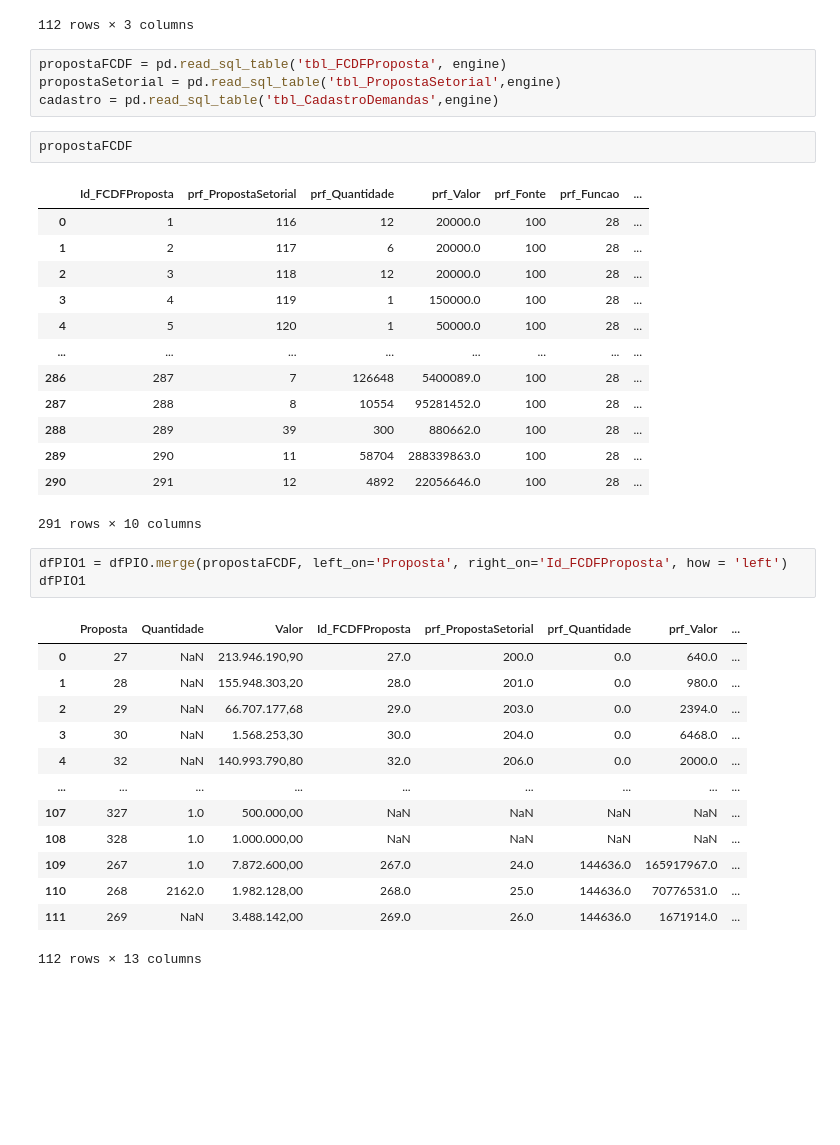
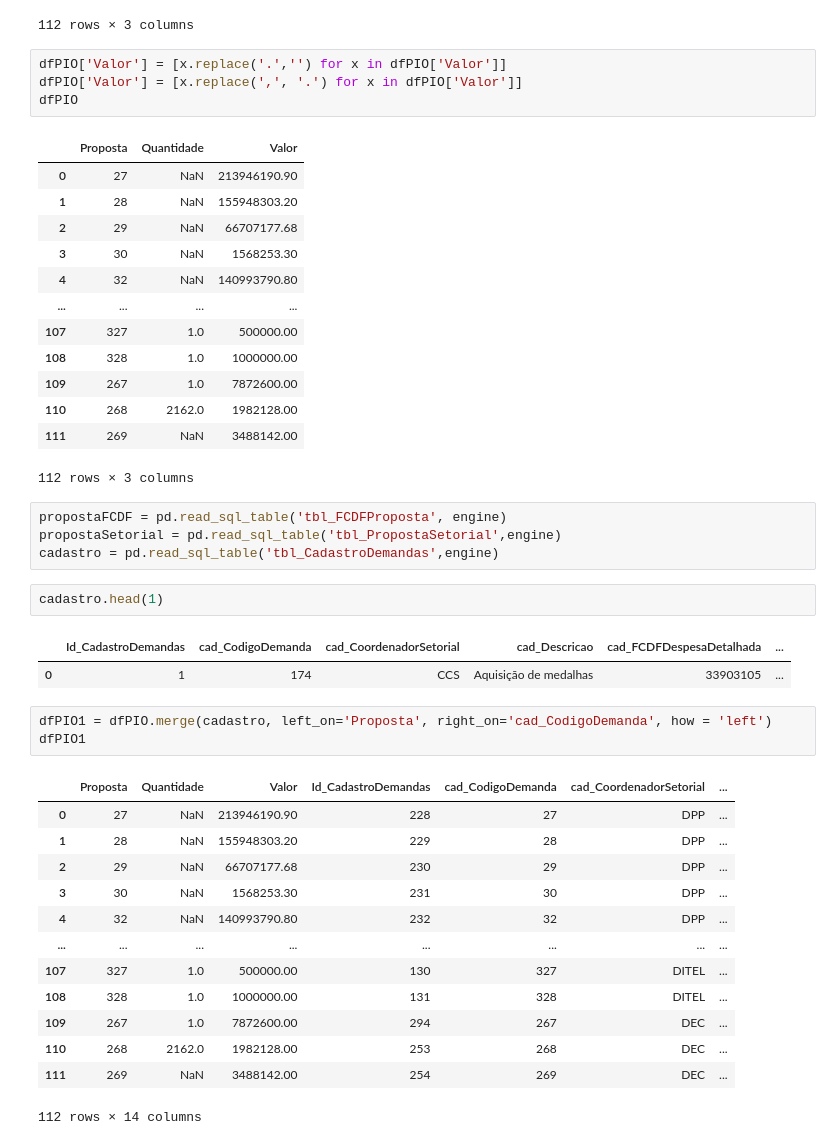
Before and after one commit to vroader/SIORF, a Jupyter notebook: Tabelas csv/20210326_CriaçãoInserçãoTabelaPIOFCDF.ipynb, the cells around one changed output. Drawn from its saved outputs; the diff is of its cells as text; blank space fills up the shorter version.

```diff
--- a/Tabelas csv/20210326_CriaçãoInserçãoTabelaPIOFCDF.ipynb
+++ b/Tabelas csv/20210326_CriaçãoInserçãoTabelaPIOFCDF.ipynb
@@ -21,41 +21,48 @@ dfPIO
 | 110 | 268 | 2162.0 | 1.982.128,00 |
 | 111 | 269 | NaN | 3.488.142,00 |
 112 rows × 3 columns
+# %%
+dfPIO['Valor'] = [x.replace('.','') for x in dfPIO['Valor']]
+dfPIO['Valor'] = [x.replace(',', '.') for x in dfPIO['Valor']]
+dfPIO
+# %% [output]
+|  | Proposta | Quantidade | Valor |
+| 0 | 27 | NaN | 213946190.90 |
+| 1 | 28 | NaN | 155948303.20 |
+| 2 | 29 | NaN | 66707177.68 |
+| 3 | 30 | NaN | 1568253.30 |
+| 4 | 32 | NaN | 140993790.80 |
+| ... | ... | ... | ... |
+| 107 | 327 | 1.0 | 500000.00 |
+| 108 | 328 | 1.0 | 1000000.00 |
+| 109 | 267 | 1.0 | 7872600.00 |
+| 110 | 268 | 2162.0 | 1982128.00 |
+| 111 | 269 | NaN | 3488142.00 |
+112 rows × 3 columns
 # %%
 propostaFCDF = pd.read_sql_table('tbl_FCDFProposta', engine)
 propostaSetorial = pd.read_sql_table('tbl_PropostaSetorial',engine)
 cadastro = pd.read_sql_table('tbl_CadastroDemandas',engine)
-# %%
-propostaFCDF
-# %% [output]
-|  | Id_FCDFProposta | prf_PropostaSetorial | prf_Quantidade | prf_Valor | prf_Fonte | prf_Funcao | ... |
-| 0 | 1 | 116 | 12 | 20000.0 | 100 | 28 | ... |
-| 1 | 2 | 117 | 6 | 20000.0 | 100 | 28 | ... |
-| 2 | 3 | 118 | 12 | 20000.0 | 100 | 28 | ... |
-| 3 | 4 | 119 | 1 | 150000.0 | 100 | 28 | ... |
-| 4 | 5 | 120 | 1 | 50000.0 | 100 | 28 | ... |
-| ... | ... | ... | ... | ... | ... | ... | ... |
-| 286 | 287 | 7 | 126648 | 5400089.0 | 100 | 28 | ... |
-| 287 | 288 | 8 | 10554 | 95281452.0 | 100 | 28 | ... |
-| 288 | 289 | 39 | 300 | 880662.0 | 100 | 28 | ... |
-| 289 | 290 | 11 | 58704 | 288339863.0 | 100 | 28 | ... |
-| 290 | 291 | 12 | 4892 | 22056646.0 | 100 | 28 | ... |
-291 rows × 10 columns
+# %%
+cadastro.head(1)
+# %% [output]
+|  | Id_CadastroDemandas | cad_CodigoDemanda | cad_CoordenadorSetorial | cad_Descricao | cad_FCDFDespesaDetalhada | ... |
+| 0 | 1 | 174 | CCS | Aquisição de medalhas | 33903105 | ... |
 # %%
-dfPIO1 = dfPIO.merge(propostaFCDF, left_on='Proposta', right_on='Id_FCDFProposta', how = 'left')
+dfPIO1 = dfPIO.merge(cadastro, left_on='Proposta', right_on='cad_CodigoDemanda', how = 'left')
 dfPIO1
 # %% [output]
-|  | Proposta | Quantidade | Valor | Id_FCDFProposta | prf_PropostaSetorial | prf_Quantidade | prf_Valor | ... |
-| 0 | 27 | NaN | 213.946.190,90 | 27.0 | 200.0 | 0.0 | 640.0 | ... |
-| 1 | 28 | NaN | 155.948.303,20 | 28.0 | 201.0 | 0.0 | 980.0 | ... |
-| 2 | 29 | NaN | 66.707.177,68 | 29.0 | 203.0 | 0.0 | 2394.0 | ... |
-| 3 | 30 | NaN | 1.568.253,30 | 30.0 | 204.0 | 0.0 | 6468.0 | ... |
-| 4 | 32 | NaN | 140.993.790,80 | 32.0 | 206.0 | 0.0 | 2000.0 | ... |
-| ... | ... | ... | ... | ... | ... | ... | ... | ... |
-| 107 | 327 | 1.0 | 500.000,00 | NaN | NaN | NaN | NaN | ... |
-| 108 | 328 | 1.0 | 1.000.000,00 | NaN | NaN | NaN | NaN | ... |
-| 109 | 267 | 1.0 | 7.872.600,00 | 267.0 | 24.0 | 144636.0 | 165917967.0 | ... |
-| 110 | 268 | 2162.0 | 1.982.128,00 | 268.0 | 25.0 | 144636.0 | 70776531.0 | ... |
-| 111 | 269 | NaN | 3.488.142,00 | 269.0 | 26.0 | 144636.0 | 1671914.0 | ... |
+|  | Proposta | Quantidade | Valor | Id_CadastroDemandas | cad_CodigoDemanda | cad_CoordenadorSetorial | ... |
+| 0 | 27 | NaN | 213946190.90 | 228 | 27 | DPP | ... |
+| 1 | 28 | NaN | 155948303.20 | 229 | 28 | DPP | ... |
+| 2 | 29 | NaN | 66707177.68 | 230 | 29 | DPP | ... |
+| 3 | 30 | NaN | 1568253.30 | 231 | 30 | DPP | ... |
+| 4 | 32 | NaN | 140993790.80 | 232 | 32 | DPP | ... |
+| ... | ... | ... | ... | ... | ... | ... | ... |
+| 107 | 327 | 1.0 | 500000.00 | 130 | 327 | DITEL | ... |
+| 108 | 328 | 1.0 | 1000000.00 | 131 | 328 | DITEL | ... |
+| 109 | 267 | 1.0 | 7872600.00 | 294 | 267 | DEC | ... |
+| 110 | 268 | 2162.0 | 1982128.00 | 253 | 268 | DEC | ... |
+| 111 | 269 | NaN | 3488142.00 | 254 | 269 | DEC | ... |
-112 rows × 13 columns
+112 rows × 14 columns
 # %%
```
Also changed, not shown: parts of 9 cells of this notebook, 1 other file.
